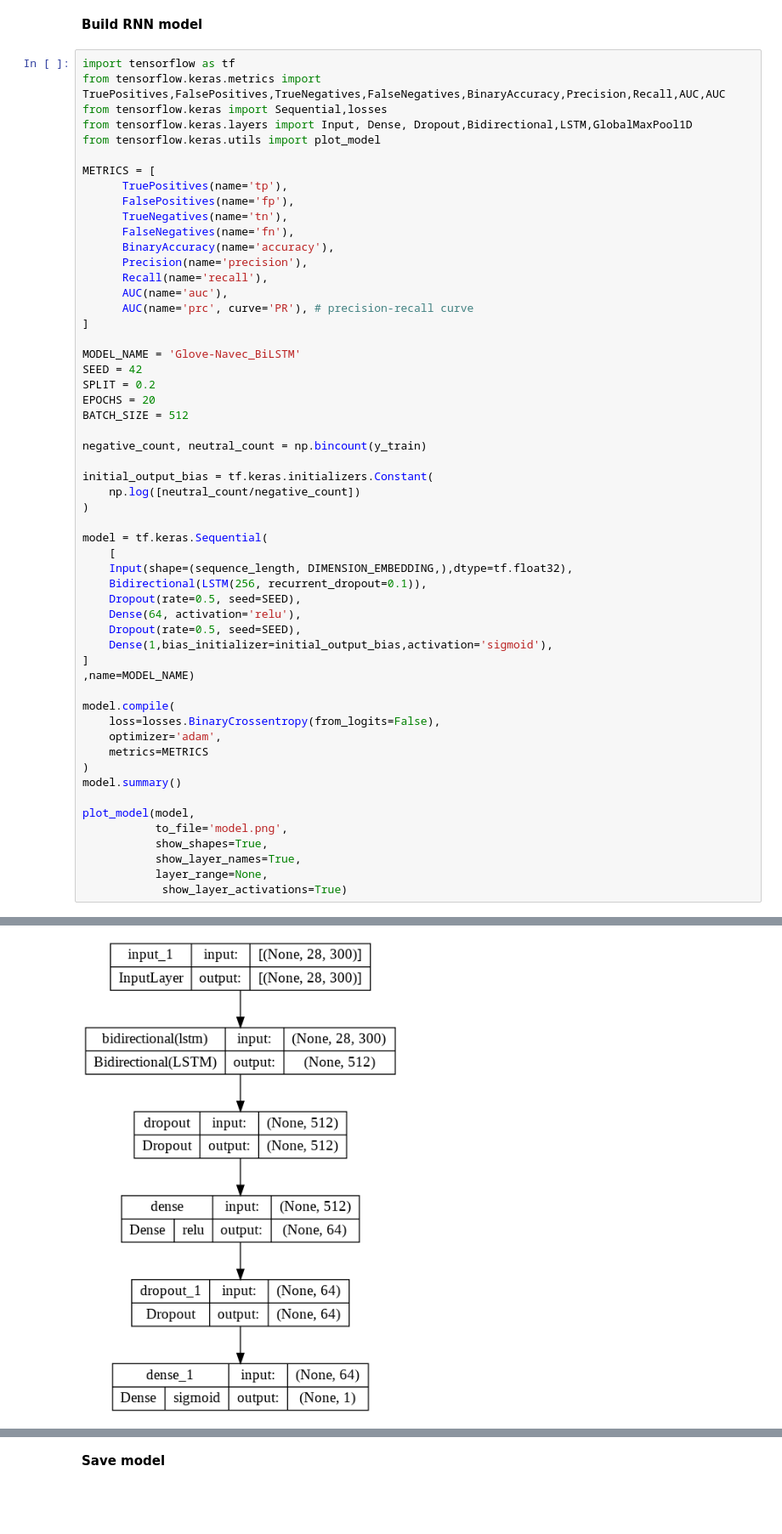
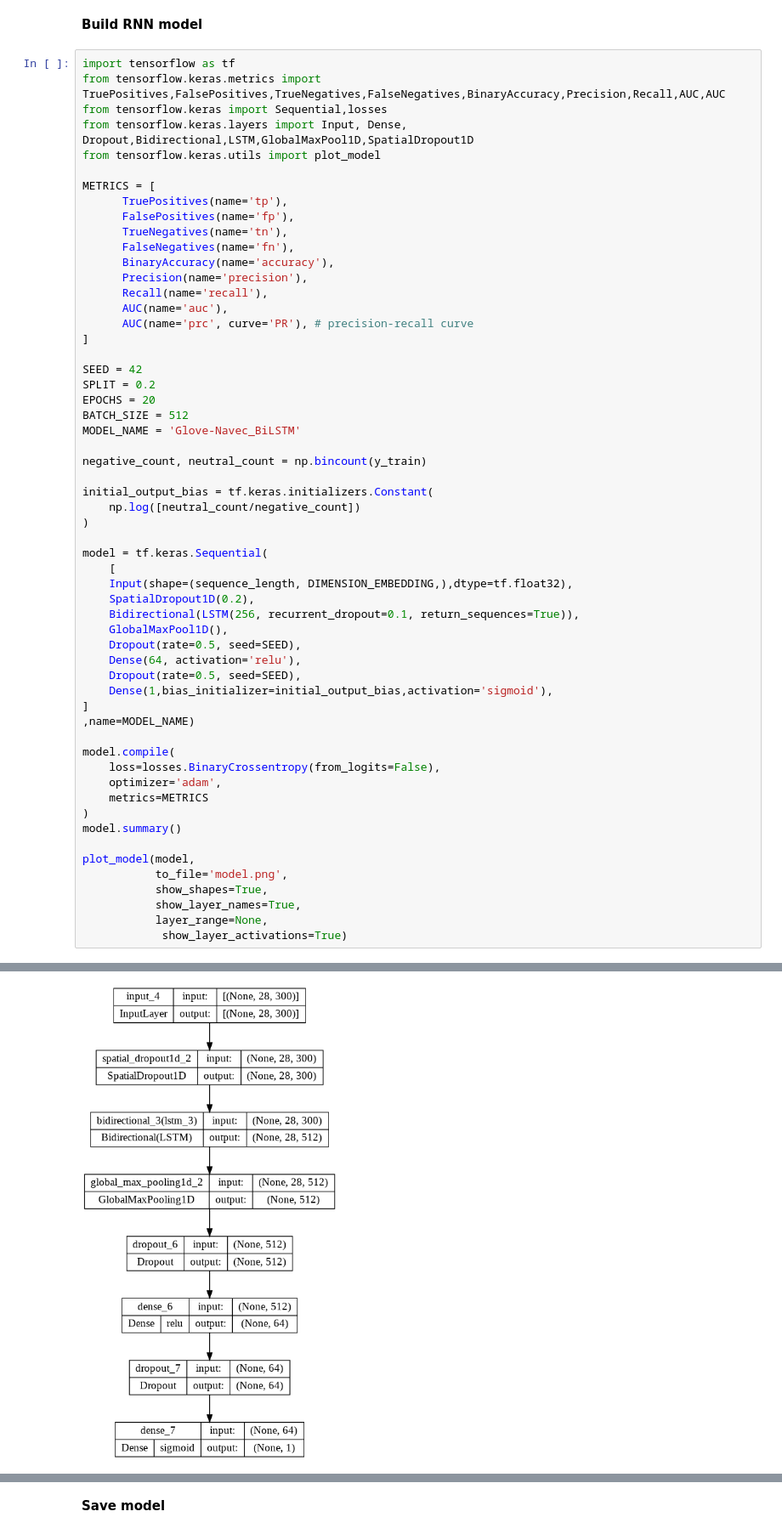
Before and after one commit to alexandr-khvatov/text_classification, a Jupyter notebook: model/Navec_BiLSTM.ipynb, the cells around one changed output, grey strips where cells are left out. Shown at 85% size. Cells and saved outputs as stored; diff of their text form; blank space fills up the shorter version.

```diff
--- a/model/Navec_BiLSTM.ipynb
+++ b/model/Navec_BiLSTM.ipynb
@@ -149,7 +149,7 @@ X_train.shape
 import tensorflow as tf
 from tensorflow.keras.metrics import TruePositives,FalsePositives,TrueNegatives,FalseNegatives,BinaryAccuracy,Precision,Recall,AUC,AUC
 from tensorflow.keras import Sequential,losses
-from tensorflow.keras.layers import Input, Dense, Dropout,Bidirectional,LSTM,GlobalMaxPool1D
+from tensorflow.keras.layers import Input, Dense, Dropout,Bidirectional,LSTM,GlobalMaxPool1D,SpatialDropout1D
 from tensorflow.keras.utils import plot_model
 
 METRICS = [
@@ -164,11 +164,11 @@ METRICS = [
       AUC(name='prc', curve='PR'), # precision-recall curve
 ]
 
-MODEL_NAME = 'Glove-Navec_BiLSTM'
 SEED = 42
 SPLIT = 0.2
 EPOCHS = 20
 BATCH_SIZE = 512
+MODEL_NAME = 'Glove-Navec_BiLSTM'
 
 negative_count, neutral_count = np.bincount(y_train)
 
@@ -179,7 +179,9 @@ initial_output_bias = tf.keras.initializers.Constant(
 model = tf.keras.Sequential(
     [
     Input(shape=(sequence_length, DIMENSION_EMBEDDING,),dtype=tf.float32),
-    Bidirectional(LSTM(256, recurrent_dropout=0.1)),
+    SpatialDropout1D(0.2),
+    Bidirectional(LSTM(256, recurrent_dropout=0.1, return_sequences=True)),
+    GlobalMaxPool1D(),
     Dropout(rate=0.5, seed=SEED),
     Dense(64, activation='relu'),
     Dropout(rate=0.5, seed=SEED),
@@ -220,8 +219,8 @@ _________________________________________________________________
 Total params: 1,173,633
 Trainable params: 1,173,633
 Non-trainable params: 0
 _________________________________________________________________
-[figure, old version]
+[figure, new version]
 # %%
 early_stopping = tf.keras.callbacks.EarlyStopping(
     monitor='val_loss',
```
Also changed, not shown: parts of 8 cells of this notebook.
